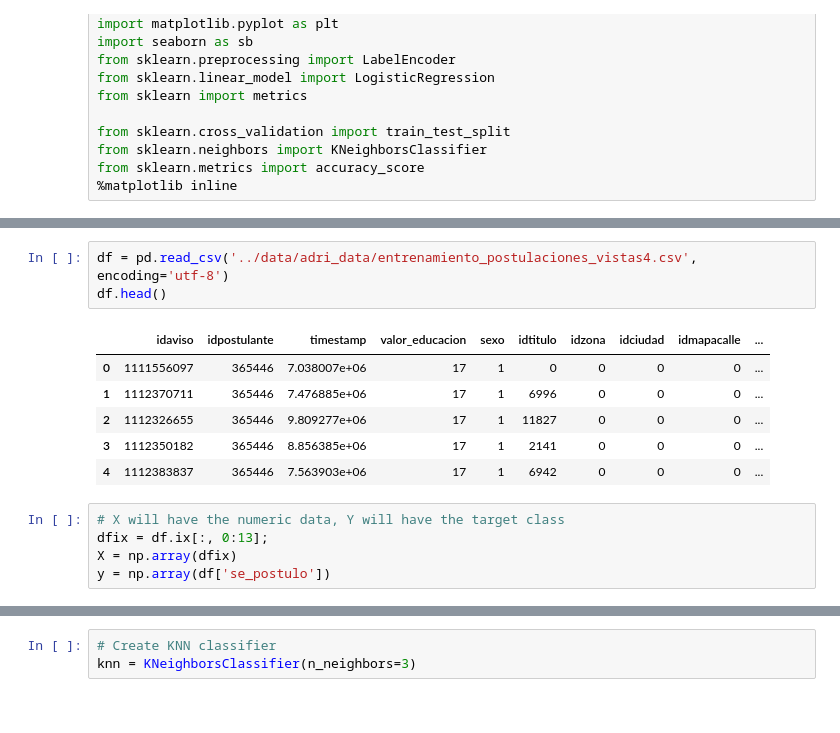
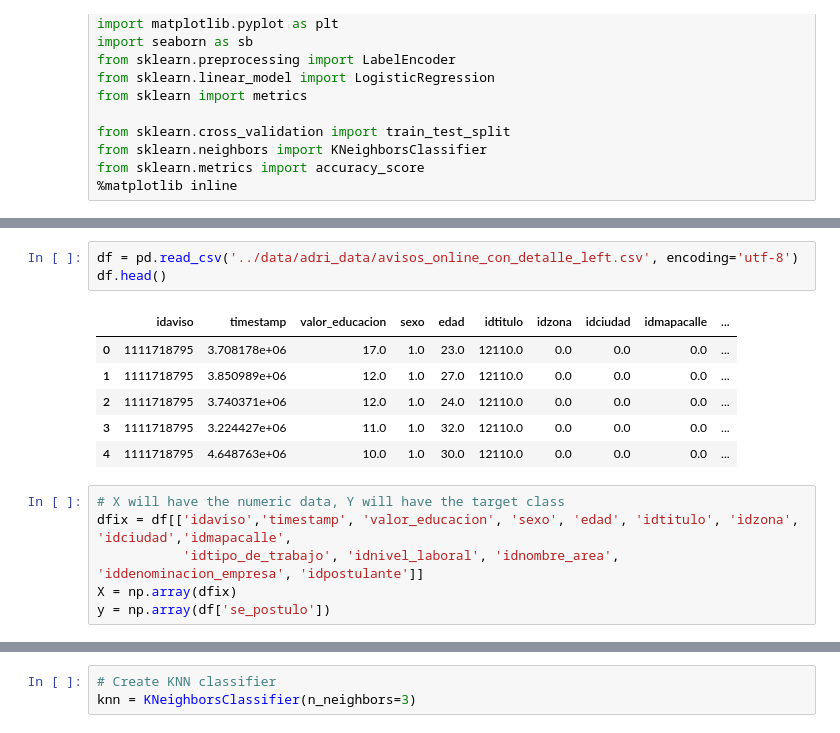
Before and after one commit to PRPablo/dataJobSearches, a Jupyter notebook: prediction/4-Adri KNN.ipynb, the cells around one changed output, grey strips where cells are left out. Cells and saved outputs as stored; diff of their text form.

Commit message:
Archivos-Adri.

```diff
--- a/prediction/4-Adri KNN.ipynb
+++ b/prediction/4-Adri KNN.ipynb
@@ -52,16 +37,17 @@ See the caveats in the documentation: http://pandas.pydata.org/pandas-docs/stabl
 # %%
-df = pd.read_csv('../data/adri_data/entrenamiento_postulaciones_vistas4.csv', encoding='utf-8')
+df = pd.read_csv('../data/adri_data/avisos_online_con_detalle_left.csv', encoding='utf-8')
 df.head()
 # %% [output]
-|  | idaviso | idpostulante | timestamp | valor_educacion | sexo | idtitulo | idzona | idciudad | idmapacalle | ... |
-| 0 | 1111556097 | 365446 | 7.038007e+06 | 17 | 1 | 0 | 0 | 0 | 0 | ... |
-| 1 | 1112370711 | 365446 | 7.476885e+06 | 17 | 1 | 6996 | 0 | 0 | 0 | ... |
-| 2 | 1112326655 | 365446 | 9.809277e+06 | 17 | 1 | 11827 | 0 | 0 | 0 | ... |
-| 3 | 1112350182 | 365446 | 8.856385e+06 | 17 | 1 | 2141 | 0 | 0 | 0 | ... |
-| 4 | 1112383837 | 365446 | 7.563903e+06 | 17 | 1 | 6942 | 0 | 0 | 0 | ... |
+|  | idaviso | timestamp | valor_educacion | sexo | edad | idtitulo | idzona | idciudad | idmapacalle | ... |
+| 0 | 1111718795 | 3.708178e+06 | 17.0 | 1.0 | 23.0 | 12110.0 | 0.0 | 0.0 | 0.0 | ... |
+| 1 | 1111718795 | 3.850989e+06 | 12.0 | 1.0 | 27.0 | 12110.0 | 0.0 | 0.0 | 0.0 | ... |
+| 2 | 1111718795 | 3.740371e+06 | 12.0 | 1.0 | 24.0 | 12110.0 | 0.0 | 0.0 | 0.0 | ... |
+| 3 | 1111718795 | 3.224427e+06 | 11.0 | 1.0 | 32.0 | 12110.0 | 0.0 | 0.0 | 0.0 | ... |
+| 4 | 1111718795 | 4.648763e+06 | 10.0 | 1.0 | 30.0 | 12110.0 | 0.0 | 0.0 | 0.0 | ... |
 # %%
 # X will have the numeric data, Y will have the target class
-dfix = df.ix[:, 0:13];
+dfix = df[['idaviso','timestamp', 'valor_educacion', 'sexo', 'edad', 'idtitulo', 'idzona', 'idciudad','idmapacalle',
+           'idtipo_de_trabajo', 'idnivel_laboral', 'idnombre_area', 'iddenominacion_empresa', 'idpostulante']]
 X = np.array(dfix)
 y = np.array(df['se_postulo'])
 # %%
```
Also changed, not shown: parts of 67 cells of this notebook, 3 other files.
